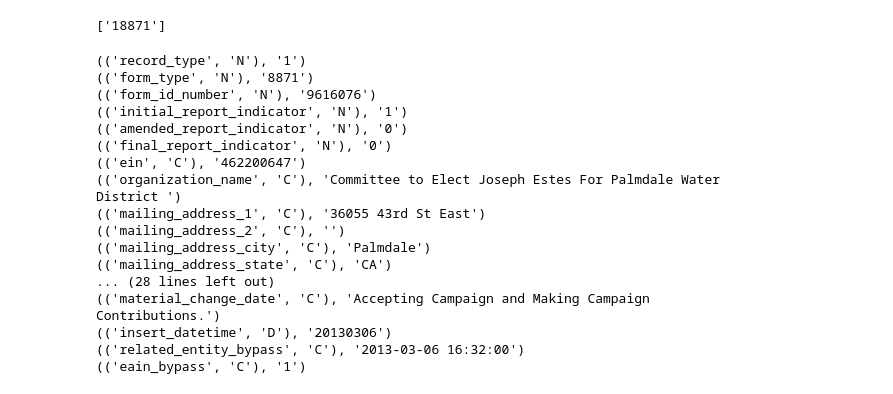
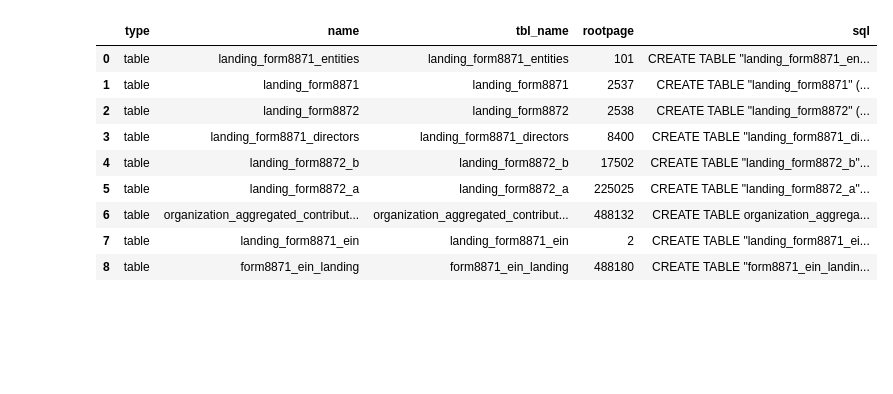
Before and after one commit to Codenym/Airflow, a Jupyter notebook: datanym/assets/IRS527/test.ipynb, the cells around one changed output. Drawn from its saved outputs; the diff is of its cells as text; code cells hidden in the pictures; blank space fills up the shorter version.

```diff
--- a/datanym/assets/IRS527/test.ipynb
+++ b/datanym/assets/IRS527/test.ipynb
@@ -173,25 +0,0 @@ row = ['1', '8871', '9616076', '1', '0', '0', '462200647', 'Committee to Elect J
-# %%
-[row[-1] + row[1]]
-# %% [output]
-['18871']
-# %%
-for v,c in zip(row,data_mappings['1'].values()):
-    print((c,v))
-# %% [output]
-(('record_type', 'N'), '1')
-(('form_type', 'N'), '8871')
-(('form_id_number', 'N'), '9616076')
-(('initial_report_indicator', 'N'), '1')
-(('amended_report_indicator', 'N'), '0')
-(('final_report_indicator', 'N'), '0')
-(('ein', 'C'), '462200647')
-(('organization_name', 'C'), 'Committee to Elect Joseph Estes For Palmdale Water District ')
-(('mailing_address_1', 'C'), '36055 43rd St East')
-(('mailing_address_2', 'C'), '')
-(('mailing_address_city', 'C'), 'Palmdale')
-(('mailing_address_state', 'C'), 'CA')
-... (28 lines left out)
-(('material_change_date', 'C'), 'Accepting Campaign and Making Campaign Contributions.')
-(('insert_datetime', 'D'), '20130306')
-(('related_entity_bypass', 'C'), '2013-03-06 16:32:00')
-(('eain_bypass', 'C'), '1')
@@ -197,0 +15,19 @@ for v,c in zip(row,data_mappings['1'].values()):
+# %%
+import csv, sqlite3
+import pandas as pd
+
+import sqlite3
+con = sqlite3.connect("/Users/isaacflath/github/codenym/DataPipelines/sqlite_527.db")
+# %%
+pd.read_sql("select * from sqlite_schema limit 10", con)
+# %% [output]
+|  | type | name | tbl_name | rootpage | sql |
+| 0 | table | landing_form8871_entities | landing_form8871_entities | 101 | CREATE TABLE "landing_form8871_en... |
+| 1 | table | landing_form8871 | landing_form8871 | 2537 | CREATE TABLE "landing_form8871" (... |
+| 2 | table | landing_form8872 | landing_form8872 | 2538 | CREATE TABLE "landing_form8872" (... |
+| 3 | table | landing_form8871_directors | landing_form8871_directors | 8400 | CREATE TABLE "landing_form8871_di... |
+| 4 | table | landing_form8872_b | landing_form8872_b | 17502 | CREATE TABLE "landing_form8872_b"... |
+| 5 | table | landing_form8872_a | landing_form8872_a | 225025 | CREATE TABLE "landing_form8872_a"... |
+| 6 | table | organization_aggregated_contribut... | organization_aggregated_contribut... | 488132 | CREATE TABLE organization_aggrega... |
+| 7 | table | landing_form8871_ein | landing_form8871_ein | 2 | CREATE TABLE "landing_form8871_ei... |
+| 8 | table | form8871_ein_landing | form8871_ein_landing | 488180 | CREATE TABLE "form8871_ein_landin... |
```
Also changed, not shown: parts of 19 cells of this notebook, 4 other files.
